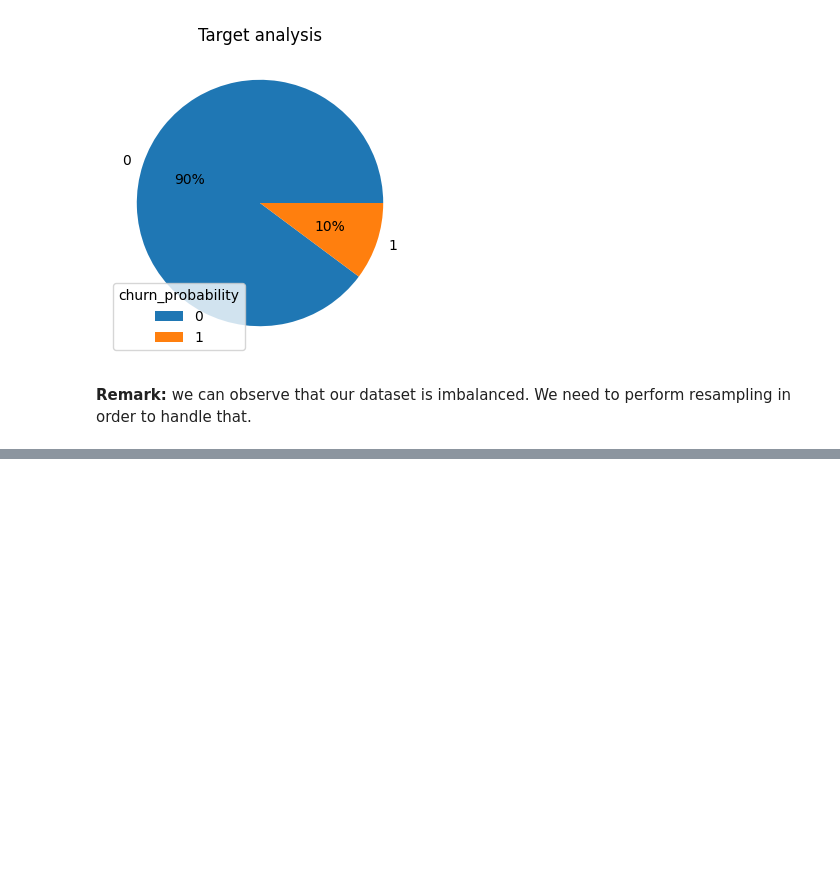
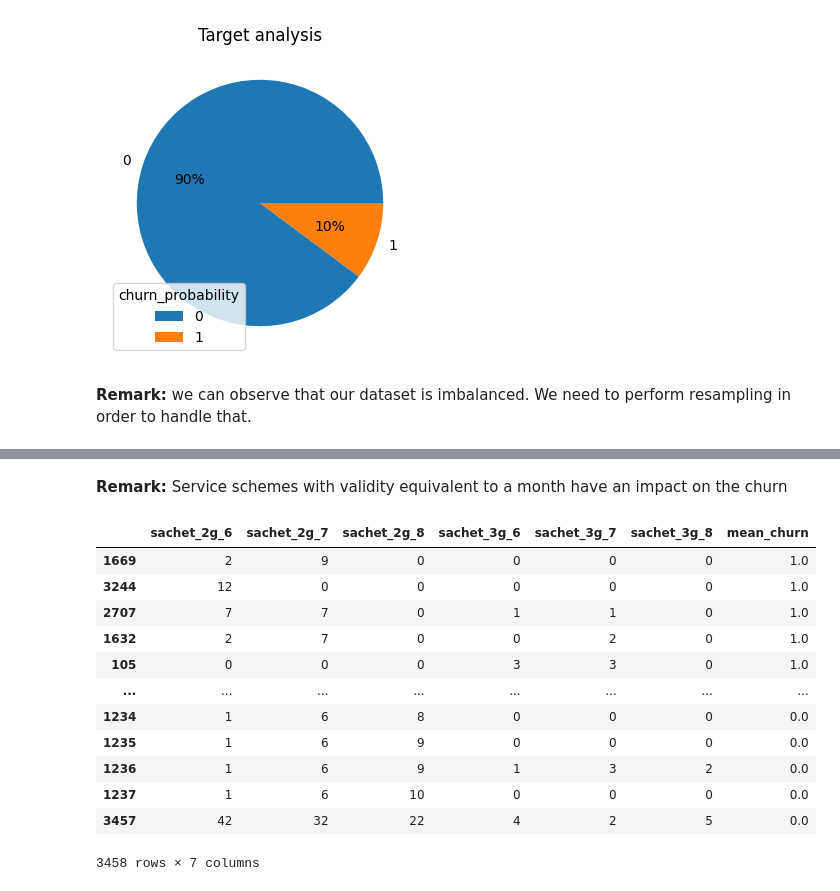
Before and after one commit to abakamousa/churn_detection, a Jupyter notebook: churn_prediction.ipynb, the cells around one changed output, grey strips where cells are left out. Saved outputs shown, nothing was run; the diff lists cells and outputs as text; code cells hidden in the pictures; blank space fills up the shorter version.

```diff
--- a/churn_prediction.ipynb
+++ b/churn_prediction.ipynb
@@ -161,0 +223,18 @@ target_analysis(df['churn_probability'])
+# %% [markdown]
+**Remark:** Service schemes with validity equivalent to a month have an impact on the churn
+# %%
+df.groupby(['sachet_2g_6', 'sachet_2g_7', 'sachet_2g_8', 'sachet_3g_6', 'sachet_3g_7', 'sachet_3g_8'], as_index=False).agg(mean_churn=("churn_probability","mean")).sort_values(by="mean_churn", ascending=False)
+# %% [output]
+|  | sachet_2g_6 | sachet_2g_7 | sachet_2g_8 | sachet_3g_6 | sachet_3g_7 | sachet_3g_8 | mean_churn |
+| 1669 | 2 | 9 | 0 | 0 | 0 | 0 | 1.0 |
+| 3244 | 12 | 0 | 0 | 0 | 0 | 0 | 1.0 |
+| 2707 | 7 | 7 | 0 | 1 | 1 | 0 | 1.0 |
+| 1632 | 2 | 7 | 0 | 0 | 2 | 0 | 1.0 |
+| 105 | 0 | 0 | 0 | 3 | 3 | 0 | 1.0 |
+| ... | ... | ... | ... | ... | ... | ... | ... |
+| 1234 | 1 | 6 | 8 | 0 | 0 | 0 | 0.0 |
+| 1235 | 1 | 6 | 9 | 0 | 0 | 0 | 0.0 |
+| 1236 | 1 | 6 | 9 | 1 | 3 | 2 | 0.0 |
+| 1237 | 1 | 6 | 10 | 0 | 0 | 0 | 0.0 |
+| 3457 | 42 | 32 | 22 | 4 | 2 | 5 | 0.0 |
+3458 rows × 7 columns
```
Also changed, not shown: parts of 21 cells of this notebook.
